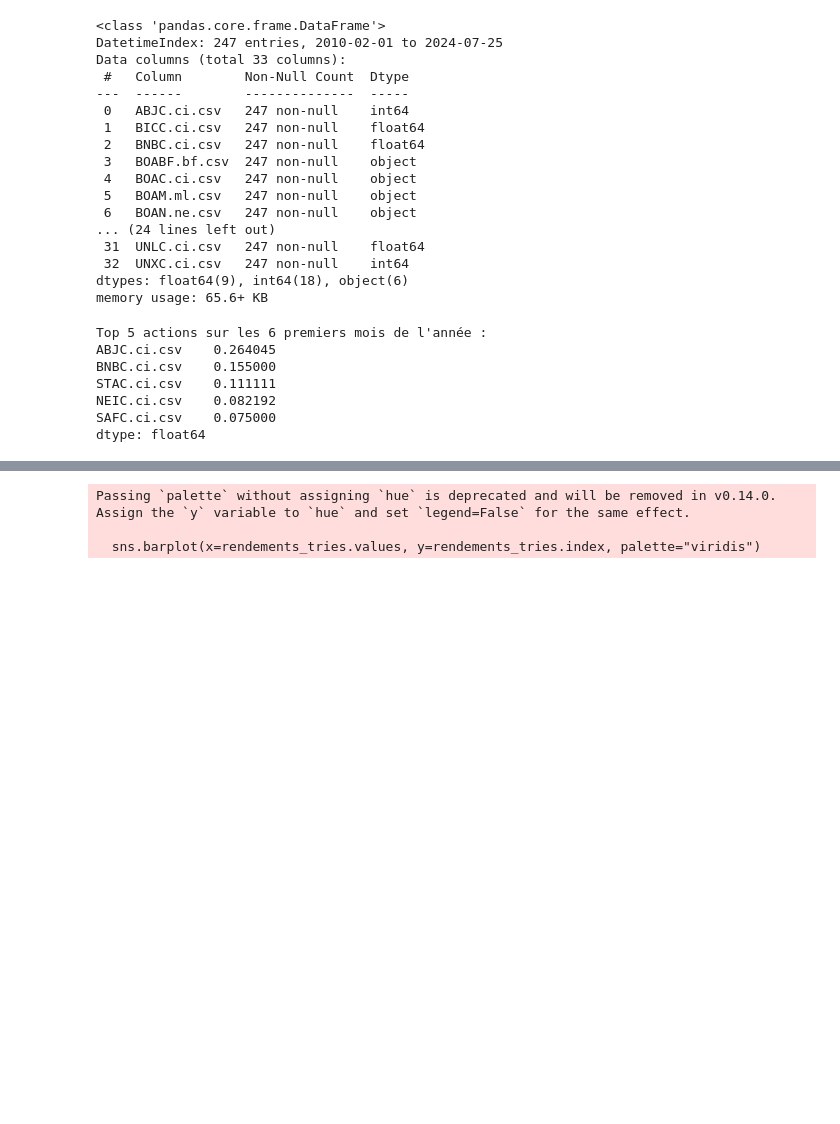
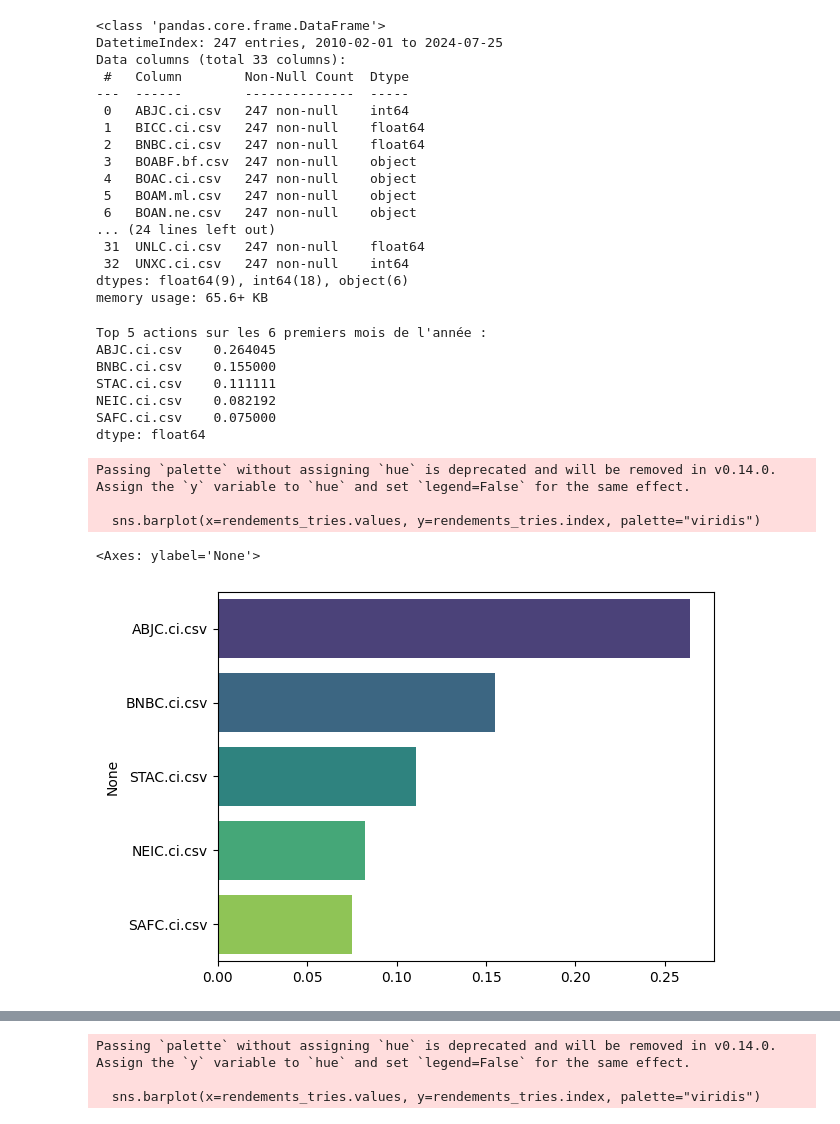
Before and after one commit to Anee1/simul_portefeuil, a Jupyter notebook: Analyse.ipynb, the cells around one changed output, grey strips where cells are left out. Saved outputs shown, nothing was run; the diff lists cells and outputs as text; code cells hidden in the pictures; blank space fills up the shorter version.

Commit message:
graphie ok

```diff
--- a/Analyse.ipynb
+++ b/Analyse.ipynb
@@ -55,8 +55,8 @@ df = df.apply(pd.to_numeric, errors='coerce')
 df_6mois = df[df.index.month <= 6]
 
 # 3. Calcul des rendements
-df_6mois_clean = df_6mois.ffill().bfill()  # pour éviter les NaN
-rendements = (df_6mois_clean.iloc[-1] / df_6mois_clean.iloc[0]) - 1
+#df_6mois_clean = df_6mois.ffill().bfill()  # pour éviter les NaN
+rendements = (df_6mois.iloc[-1] / df_6mois.iloc[0]) - 1
 
 # 4. Trier les rendements
 rendements_tries = rendements.sort_values(ascending=False)
@@ -72,3 +72,22 @@ STAC.ci.csv    0.111111
 NEIC.ci.csv    0.082192
 SAFC.ci.csv    0.075000
 dtype: float64
+# %%
+def Top_5_Action(df):
+    # 2. Garder seulement les 6 premiers mois
+    df = df.apply(pd.to_numeric, errors='coerce')
+
+    df_mois = df[df.index.month <= 6]
+    rendements = (df_mois.iloc[-1] / df_mois.iloc[0]) - 1
+    #rendements
+    rendements_tries = rendements.sort_values(ascending=False)
+
+    return rendements_tries[:5]
+
+sns.barplot(x=rendements_tries.values, y=rendements_tries.index, palette="viridis")
+# %% [output]
+Passing `palette` without assigning `hue` is deprecated and will be removed in v0.14.0. Assign the `y` variable to `hue` and set `legend=False` for the same effect.
+
+  sns.barplot(x=rendements_tries.values, y=rendements_tries.index, palette="viridis")
+<Axes: ylabel='None'>
+[figure, added]
```
Also changed, not shown: parts of 6 cells of this notebook, 6 other files.
